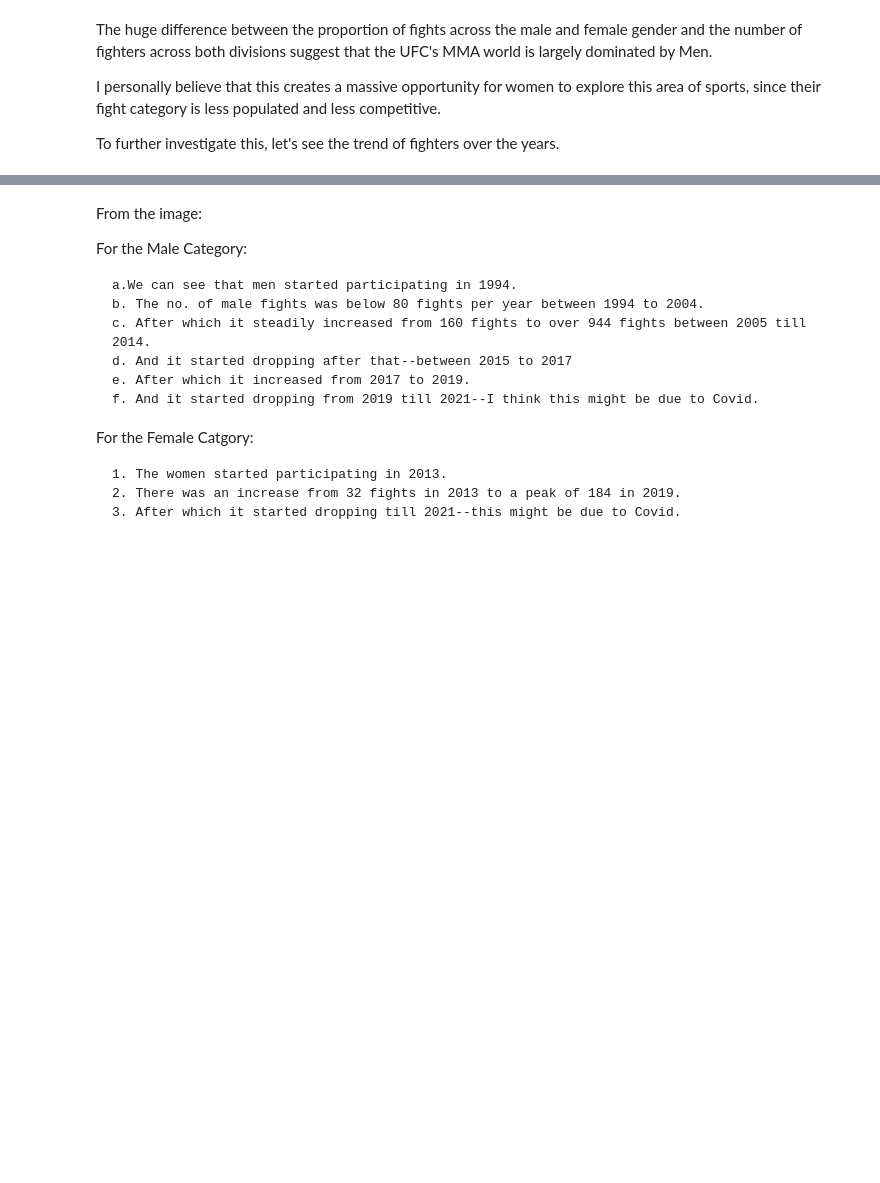
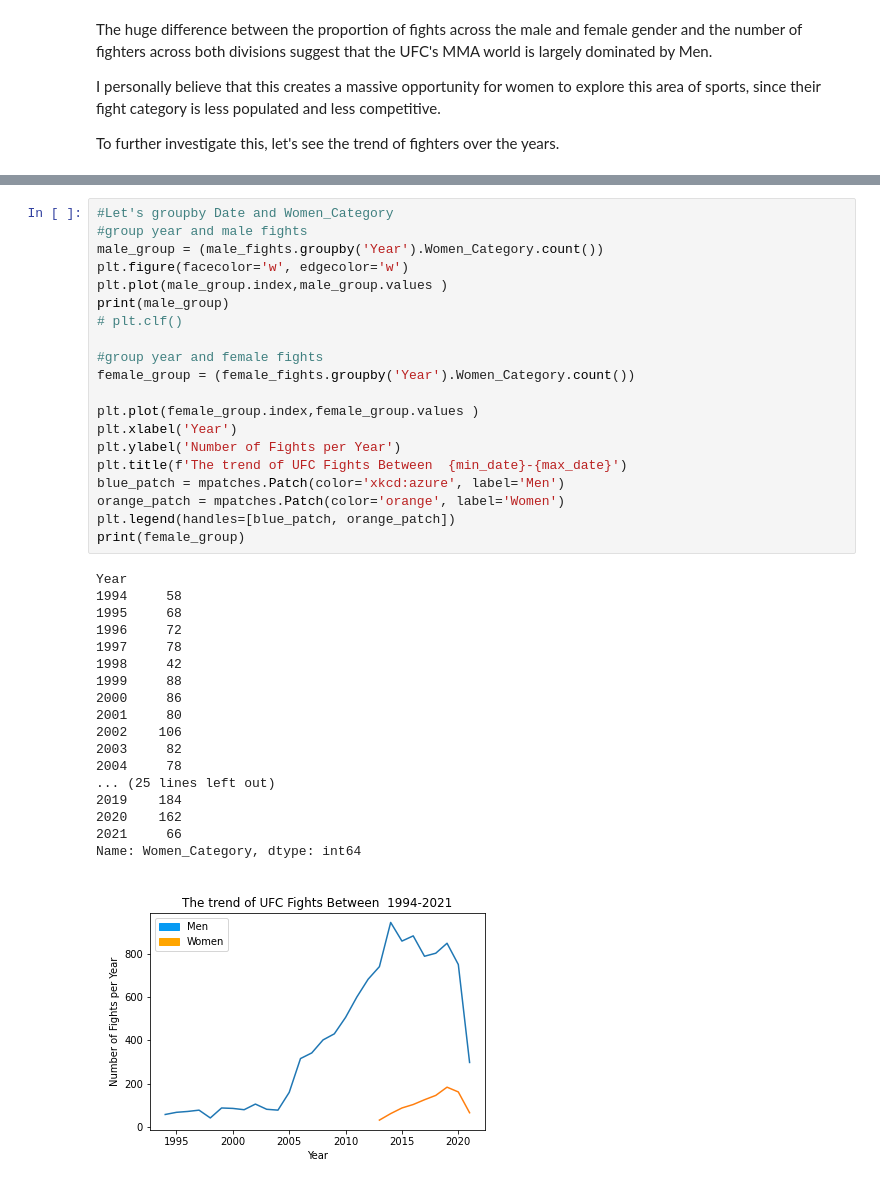
Before and after one commit to BoboyeOkeya/PortFolio---Machine-Learning-AI-foundations-, a Jupyter notebook: UFC_Data_Analysis.ipynb, the cells around one changed output, grey strips where cells are left out. Saved outputs shown, nothing was run; the diff lists cells and outputs as text; blank space fills up the shorter version.

```diff
--- a/UFC_Data_Analysis.ipynb
+++ b/UFC_Data_Analysis.ipynb
@@ -315,17 +288,39 @@ Name: Women_Category, dtype: int64
-# %% [markdown]
-From the image:
-
-For the Male Category:
-
-    a.We can see that men started participating in 1994.
-    b. The no. of male fights was below 80 fights per year between 1994 to 2004.
-    c. After which it steadily increased from 160 fights to over 944 fights between 2005 till 2014.
-    d. And it started dropping after that--between 2015 to 2017
-    e. After which it increased from 2017 to 2019.
-    f. And it started dropping from 2019 till 2021--I think this might be due to Covid.
-
-For the Female Catgory:
-
-    1. The women started participating in 2013.
-    2. There was an increase from 32 fights in 2013 to a peak of 184 in 2019.
-    3. After which it started dropping till 2021--this might be due to Covid.
+# %%
+#Let's groupby Date and Women_Category
+#group year and male fights
+male_group = (male_fights.groupby('Year').Women_Category.count())
+plt.figure(facecolor='w', edgecolor='w')
+plt.plot(male_group.index,male_group.values	)
+print(male_group)
+# plt.clf()
+
+#group year and female fights
+female_group = (female_fights.groupby('Year').Women_Category.count())
+
+plt.plot(female_group.index,female_group.values	)
+plt.xlabel('Year')
+plt.ylabel('Number of Fights per Year')
+plt.title(f'The trend of UFC Fights Between  {min_date}-{max_date}')
+blue_patch = mpatches.Patch(color='xkcd:azure', label='Men')
+orange_patch = mpatches.Patch(color='orange', label='Women')
+plt.legend(handles=[blue_patch, orange_patch])
+print(female_group)
+# %% [output]
+Year
+1994     58
+1995     68
+1996     72
+1997     78
+1998     42
+1999     88
+2000     86
+2001     80
+2002    106
+2003     82
+2004     78
+... (25 lines left out)
+2019    184
+2020    162
+2021     66
+Name: Women_Category, dtype: int64
+[figure, added]
```
Also changed, not shown: parts of 10 cells of this notebook.
